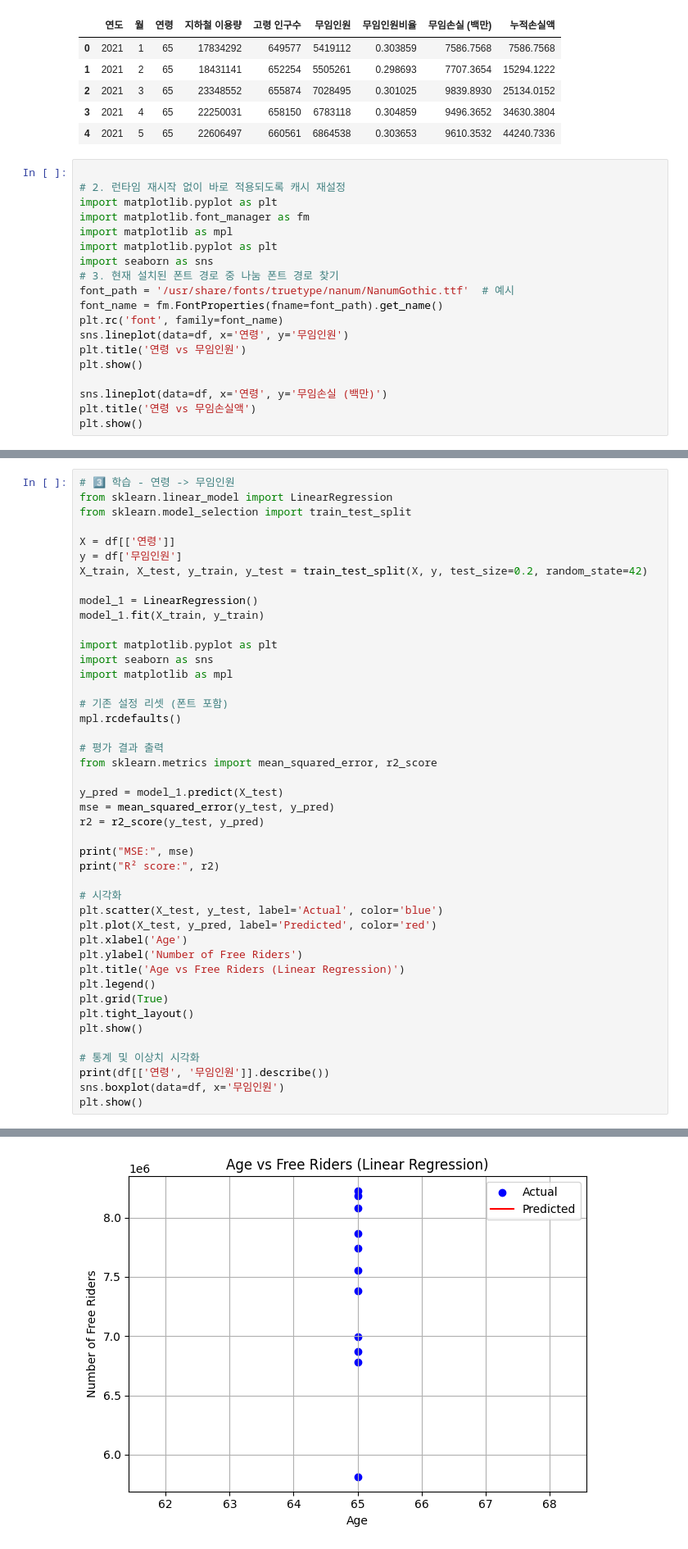
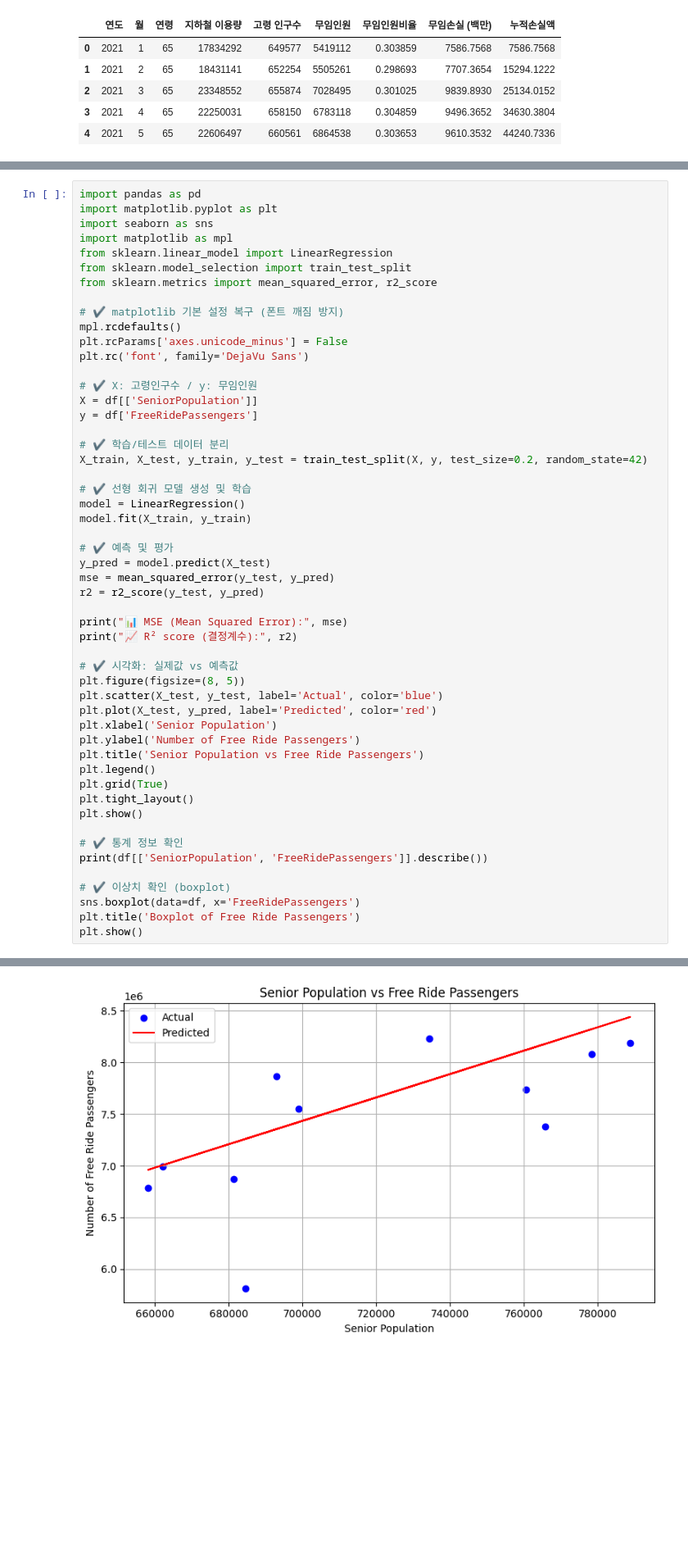
Before and after one commit to suyeonlee333333/oss2025, a Jupyter notebook: free_rider_simulator.ipynb, the cells around one changed output, grey strips where cells are left out. Shown at 82% size. Drawn from its saved outputs; the diff is of its cells as text; blank space fills up the shorter version.

```diff
--- a/free_rider_simulator.ipynb
+++ b/free_rider_simulator.ipynb
@@ -37,22 +37,3 @@ df.head()
 | 2 | 2021 | 3 | 65 | 23348552 | 655874 | 7028495 | 0.301025 | 9839.8930 | 25134.0152 |
 | 3 | 2021 | 4 | 65 | 22250031 | 658150 | 6783118 | 0.304859 | 9496.3652 | 34630.3804 |
 | 4 | 2021 | 5 | 65 | 22606497 | 660561 | 6864538 | 0.303653 | 9610.3532 | 44240.7336 |
-# %%
-
-# 2. 런타임 재시작 없이 바로 적용되도록 캐시 재설정
-import matplotlib.pyplot as plt
-import matplotlib.font_manager as fm
-import matplotlib as mpl
-import matplotlib.pyplot as plt
-import seaborn as sns
-# 3. 현재 설치된 폰트 경로 중 나눔 폰트 경로 찾기
-font_path = '/usr/share/fonts/truetype/nanum/NanumGothic.ttf'  # 예시
-font_name = fm.FontProperties(fname=font_path).get_name()
-plt.rc('font', family=font_name)
-sns.lineplot(data=df, x='연령', y='무임인원')
-plt.title('연령 vs 무임인원')
-plt.show()
-
-sns.lineplot(data=df, x='연령', y='무임손실 (백만)')
-plt.title('연령 vs 무임손실액')
-plt.show()
@@ -96,45 +77,53 @@ WARNING:matplotlib.font_manager:findfont: Font family 'NanumGothic' not found.
 # %%
-# 3️⃣ 학습 - 연령 -> 무임인원
-from sklearn.linear_model import LinearRegression
-from sklearn.model_selection import train_test_split
-
-X = df[['연령']]
-y = df['무임인원']
-X_train, X_test, y_train, y_test = train_test_split(X, y, test_size=0.2, random_state=42)
-
-model_1 = LinearRegression()
-model_1.fit(X_train, y_train)
-
+import pandas as pd
 import matplotlib.pyplot as plt
 import seaborn as sns
 import matplotlib as mpl
-
-# 기존 설정 리셋 (폰트 포함)
-mpl.rcdefaults()
-
-# 평가 결과 출력
+from sklearn.linear_model import LinearRegression
+from sklearn.model_selection import train_test_split
 from sklearn.metrics import mean_squared_error, r2_score
 
-y_pred = model_1.predict(X_test)
+# ✔️ matplotlib 기본 설정 복구 (폰트 깨짐 방지)
+mpl.rcdefaults()
+plt.rcParams['axes.unicode_minus'] = False
+plt.rc('font', family='DejaVu Sans')
+
+# ✔️ X: 고령인구수 / y: 무임인원
+X = df[['SeniorPopulation']]
+y = df['FreeRidePassengers']
+
+# ✔️ 학습/테스트 데이터 분리
+X_train, X_test, y_train, y_test = train_test_split(X, y, test_size=0.2, random_state=42)
+
+# ✔️ 선형 회귀 모델 생성 및 학습
+model = LinearRegression()
+model.fit(X_train, y_train)
+
+# ✔️ 예측 및 평가
+y_pred = model.predict(X_test)
 mse = mean_squared_error(y_test, y_pred)
 r2 = r2_score(y_test, y_pred)
 
-print("MSE:", mse)
-print("R² score:", r2)
+print("📊 MSE (Mean Squared Error):", mse)
+print("📈 R² score (결정계수):", r2)
 
-# 시각화
+# ✔️ 시각화: 실제값 vs 예측값
+plt.figure(figsize=(8, 5))
 plt.scatter(X_test, y_test, label='Actual', color='blue')
 plt.plot(X_test, y_pred, label='Predicted', color='red')
-plt.xlabel('Age')
-plt.ylabel('Number of Free Riders')
-plt.title('Age vs Free Riders (Linear Regression)')
+plt.xlabel('Senior Population')
+plt.ylabel('Number of Free Ride Passengers')
+plt.title('Senior Population vs Free Ride Passengers')
 plt.legend()
 plt.grid(True)
 plt.tight_layout()
 plt.show()
 
-# 통계 및 이상치 시각화
-print(df[['연령', '무임인원']].describe())
-sns.boxplot(data=df, x='무임인원')
+# ✔️ 통계 정보 확인
+print(df[['SeniorPopulation', 'FreeRidePassengers']].describe())
+
+# ✔️ 이상치 확인 (boxplot)
+sns.boxplot(data=df, x='FreeRidePassengers')
+plt.title('Boxplot of Free Ride Passengers')
 plt.show()
 # %% [output]
@@ -143 +132 @@ R² score: -0.10479811147587359
-[figure, old version]
+[figure, new version]
```
Also changed, not shown: parts of 10 cells of this notebook.
